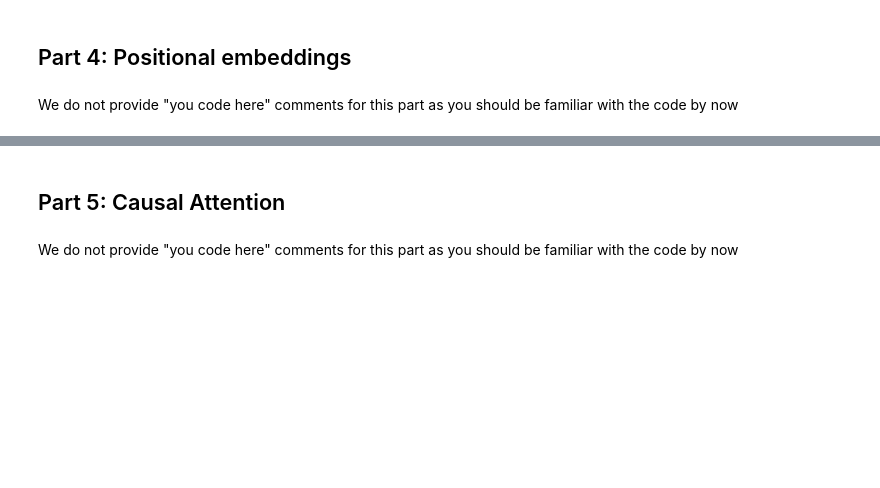
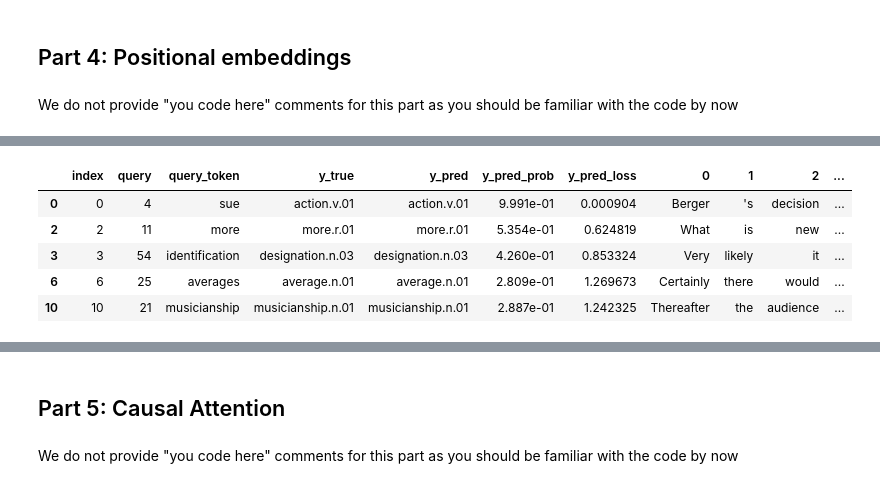
Before and after one commit to YarivLevy81/NLP_HW, a Jupyter notebook: hw1/wsd_model.ipynb, the cells around one changed output, grey strips where cells are left out. Drawn from its saved outputs; the diff is of its cells as text; code cells hidden in the pictures; blank space fills up the shorter version.

```diff
--- a/hw1/wsd_model.ipynb
+++ b/hw1/wsd_model.ipynb
@@ -313,0 +384,12 @@ We do not provide "you code here" comments for this part as you should be famili
+# %%
+# 5 correct samples
+idxs = np.where(eval_df['y_true'] == eval_df['y_pred'])
+idxs = list(idxs[0][:5])
+highlight(eval_df, attention_df, idxs)
+# %% [output]
+|  | index | query | query_token | y_true | y_pred | y_pred_prob | y_pred_loss | 0 | 1 | 2 | ... |
+| 0 | 0 | 4 | sue | action.v.01 | action.v.01 | 9.991e-01 | 0.000904 | Berger | 's | decision | ... |
+| 2 | 2 | 11 | more | more.r.01 | more.r.01 | 5.354e-01 | 0.624819 | What | is | new | ... |
+| 3 | 3 | 54 | identification | designation.n.03 | designation.n.03 | 4.260e-01 | 0.853324 | Very | likely | it | ... |
+| 6 | 6 | 25 | averages | average.n.01 | average.n.01 | 2.809e-01 | 1.269673 | Certainly | there | would | ... |
+| 10 | 10 | 21 | musicianship | musicianship.n.01 | musicianship.n.01 | 2.887e-01 | 1.242325 | Thereafter | the | audience | ... |
```
Also changed, not shown: parts of 8 cells of this notebook, 2 other files.
